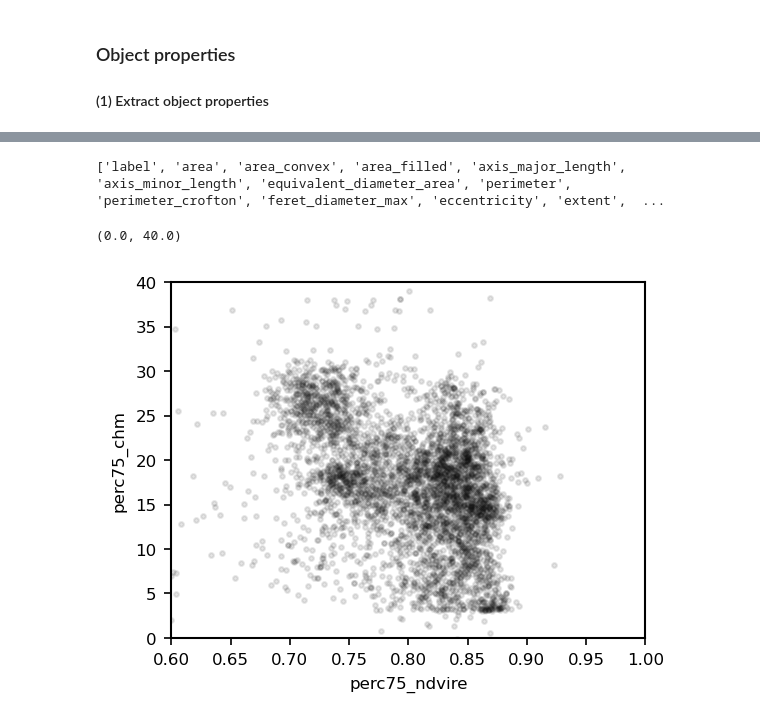
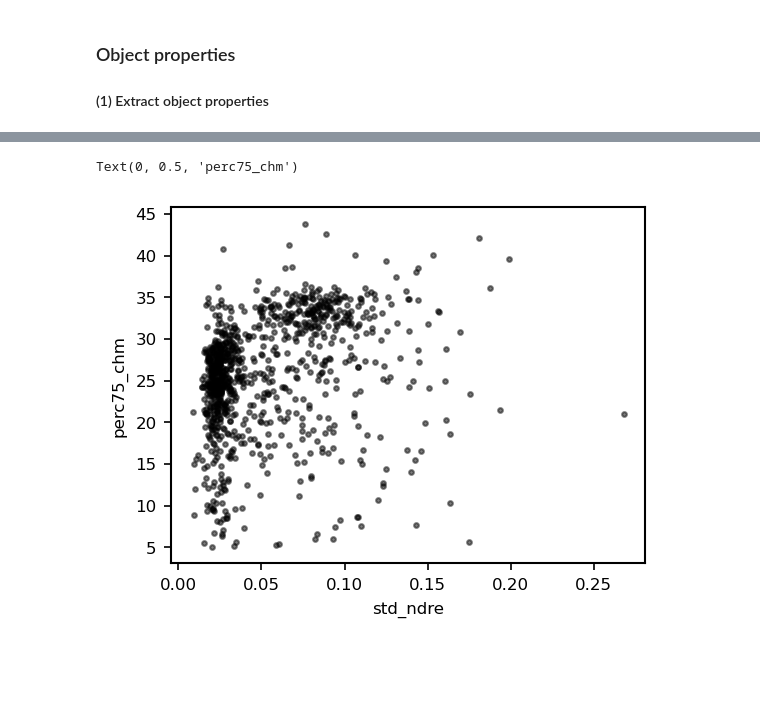
Before and after one commit to FlorianStehr/findatree, a Jupyter notebook: scripts/segment.ipynb, the cells around one changed output, grey strips where cells are left out. Drawn from its saved outputs; the diff is of its cells as text; code cells hidden in the pictures; blank space fills up the shorter version.

```diff
--- a/scripts/segment.ipynb
+++ b/scripts/segment.ipynb
@@ -244,37 +201,37 @@ _ = ax.legend(loc='upper left',bbox_to_anchor=(1,1))
-# %%
-print(names)
-f, ax = plt.subplots(figsize=[4,3])
-
-name1 = 'perc75_ndvire'
-idx1 = names.index(name1)
-feature1 = props[:, idx1]
-
-name2 = 'perc75_chm'
-idx2 = names.index(name2)
-feature2 = props[:, idx2]
-
-name3 = 'area_filled'
-idx3 = names.index(name3)
-feature3 = props[:, idx3]
-
-x = feature1
-y = feature2
-z = feature3
-
-_ = ax.scatter(
-    x,
-    y,
-    # c=z,
-    s=5,
-    alpha=0.1,
-    color='k',
-    )
-
-ax.set_xlabel(name1)
-ax.set_ylabel(name2)
-ax.set_xlim(0.6,1)
-ax.set_ylim(0, 40)
-# %% [output]
-['label', 'area', 'area_convex', 'area_filled', 'axis_major_length', 'axis_minor_length', 'equivalent_diameter_area', 'perimeter', 'perimeter_crofton', 'feret_diameter_max', 'eccentricity', 'extent',  ...
-(0.0, 40.0)
-[figure, removed]
+# %%
+# print(names)
+
+# Filter
+name = 'perc75_chm'
+positives = props[:, names.index(name)]
+positives = positives > 5
+
+# Variables
+name1 = 'std_ndre'
+feature1 = props[:, names.index(name1)]
+
+name2 = 'perc75_chm'
+feature2 = props[:, names.index(name2)]
+
+name3 = 'perc75_s'
+feature3 = props[:, names.index(name3)]
+
+x = feature1[positives]
+y = feature2[positives]
+z = feature3[positives]
+
+f, ax = plt.subplots(figsize=[4,3])
+_ = ax.scatter(
+    x,
+    y,
+    # c=z,
+    color='k',
+    s=5,
+    alpha=0.5,
+    )
+
+ax.set_xlabel(name1)
+ax.set_ylabel(name2)
+# %% [output]
+Text(0, 0.5, 'perc75_chm')
+[figure, added]
```
Also changed, not shown: parts of 13 cells of this notebook, 4 other files.
